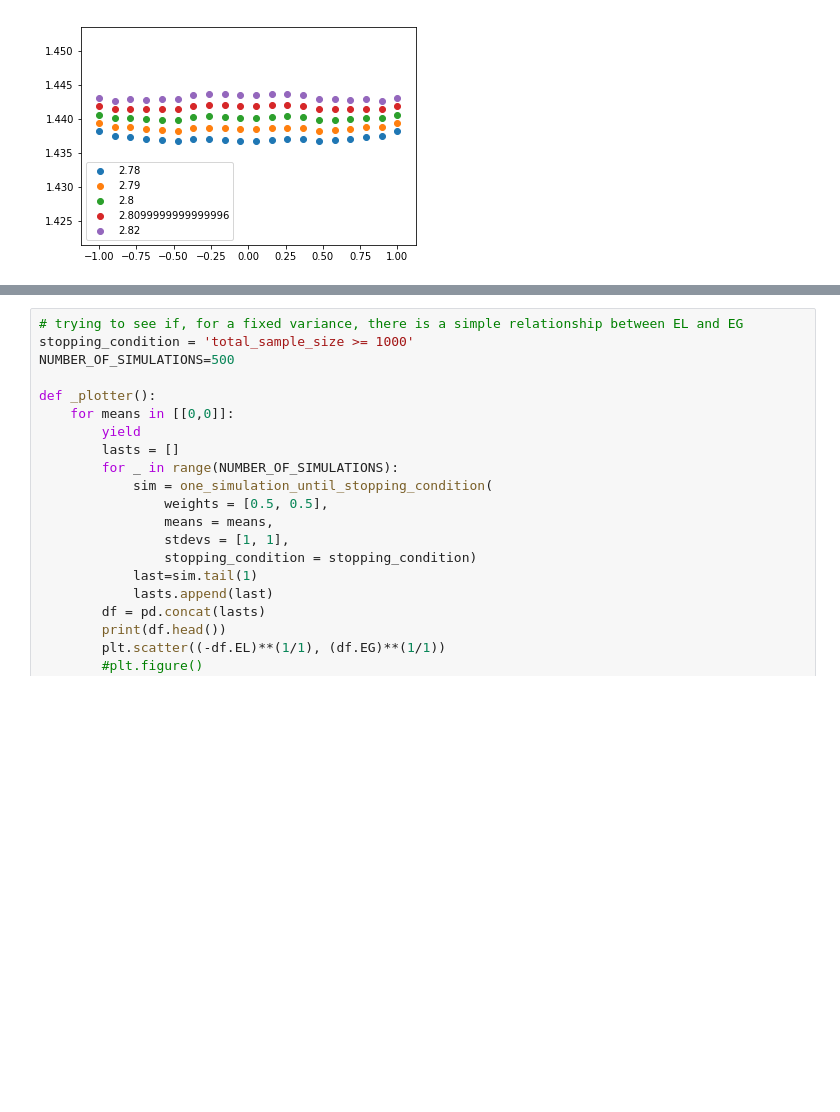
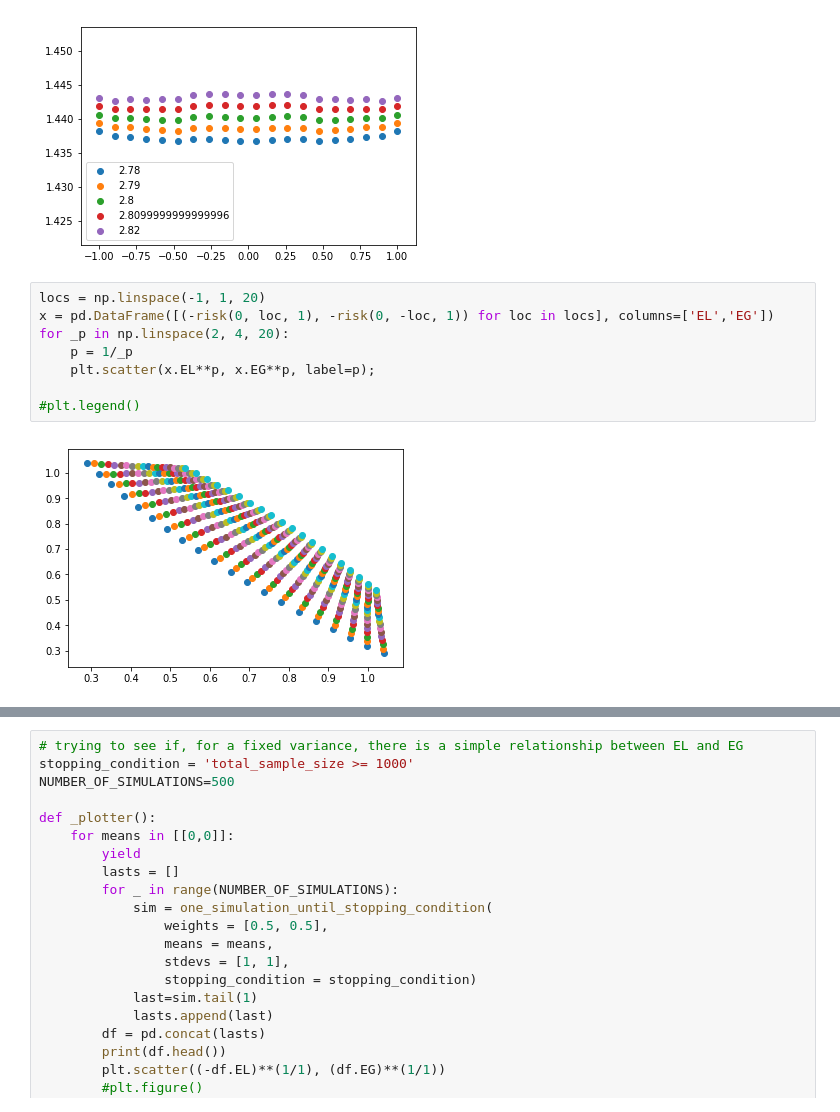
Before and after one commit to aaronmcdaid/bayesian.risk, a Jupyter notebook: notebooks/Using the Ratio Of Expected Gain to Expected Loss (REGEL) for fast A-B testing.ipynb, the cells around one changed output, grey strips where cells are left out. Drawn from its saved outputs; the diff is of its cells as text; blank space fills up the shorter version.

```diff
--- a/notebooks/Using the Ratio Of Expected Gain to Expected Loss (REGEL) for fast A-B testing.ipynb
+++ b/notebooks/Using the Ratio Of Expected Gain to Expected Loss (REGEL) for fast A-B testing.ipynb
@@ -63,3 +63,13 @@ plt.legend()
 # %% [output]
 <matplotlib.legend.Legend at 0x...>
 [figure]
+# %%
+locs = np.linspace(-1, 1, 20)
+x = pd.DataFrame([(-risk(0, loc, 1), -risk(0, -loc, 1)) for loc in locs], columns=['EL','EG'])
+for _p in np.linspace(2, 4, 20):
+    p = 1/_p
+    plt.scatter(x.EL**p, x.EG**p, label=p);
+
+#plt.legend()
+# %% [output]
+[figure, added]
```
Also changed, not shown: parts of 5 cells of this notebook.
